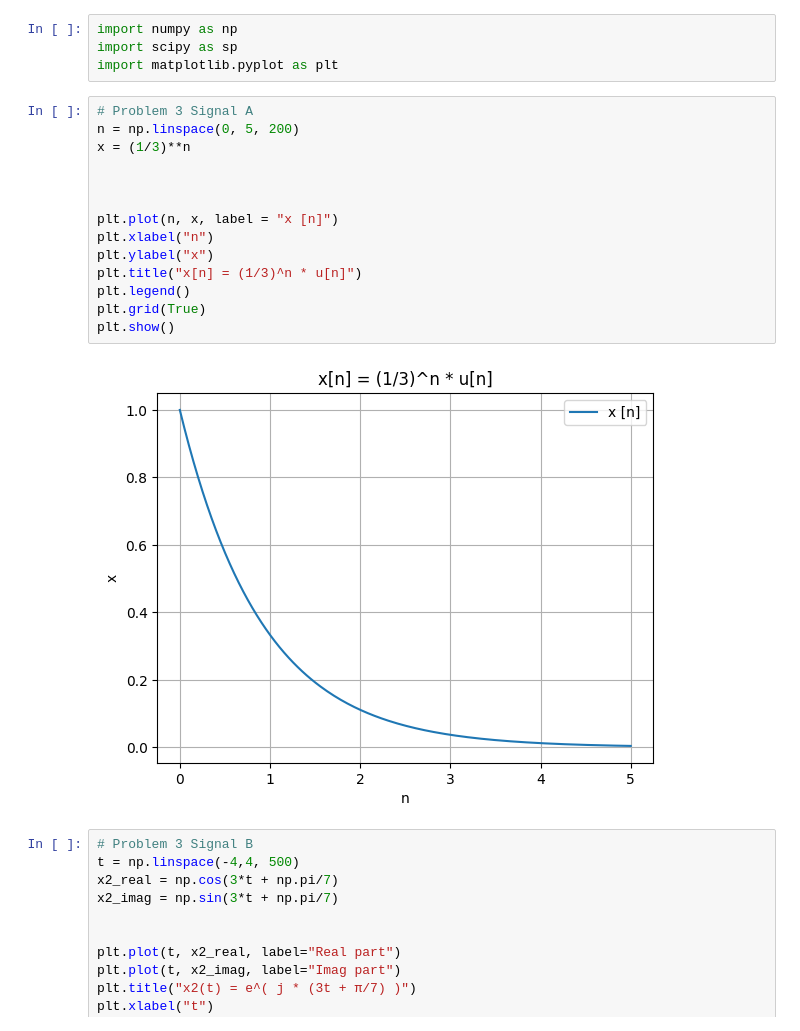
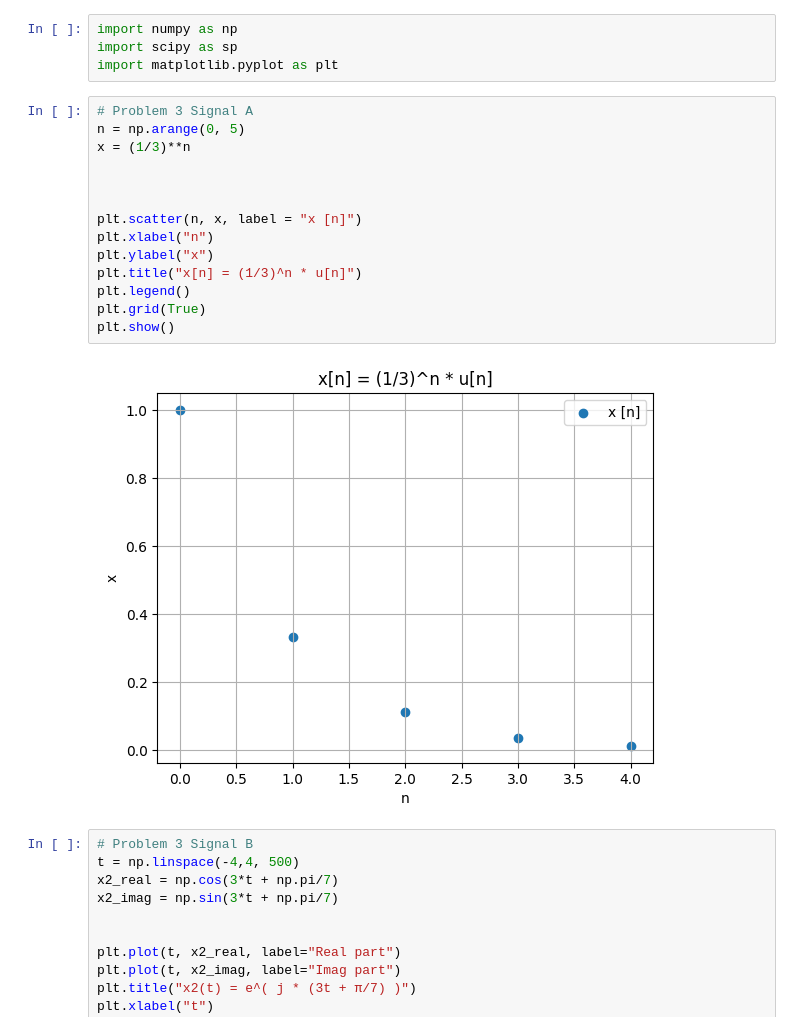
Before and after one commit to JohnKim2005/EE-102, a Jupyter notebook: Homework/Homework 1/Homework1.ipynb, the cells around one changed output. Drawn from its saved outputs; the diff is of its cells as text.

```diff
--- a/Homework/Homework 1/Homework1.ipynb
+++ b/Homework/Homework 1/Homework1.ipynb
@@ -9,20 +9,20 @@ import scipy as sp
 import matplotlib.pyplot as plt
 # %%
 # Problem 3 Signal A
-n = np.linspace(0, 5, 200)
+n = np.arange(0, 5)
 x = (1/3)**n
 
 
 
-plt.plot(n, x, label = "x [n]")
+plt.scatter(n, x, label = "x [n]")
 plt.xlabel("n")
 plt.ylabel("x")
 plt.title("x[n] = (1/3)^n * u[n]")
 plt.legend()
 plt.grid(True)
 plt.show()
 # %% [output]
-[figure, old version]
+[figure, new version]
 # %%
 # Problem 3 Signal B
 t = np.linspace(-4,4, 500)
```
Also changed, not shown: parts of 1 cell of this notebook, 1 other file.
